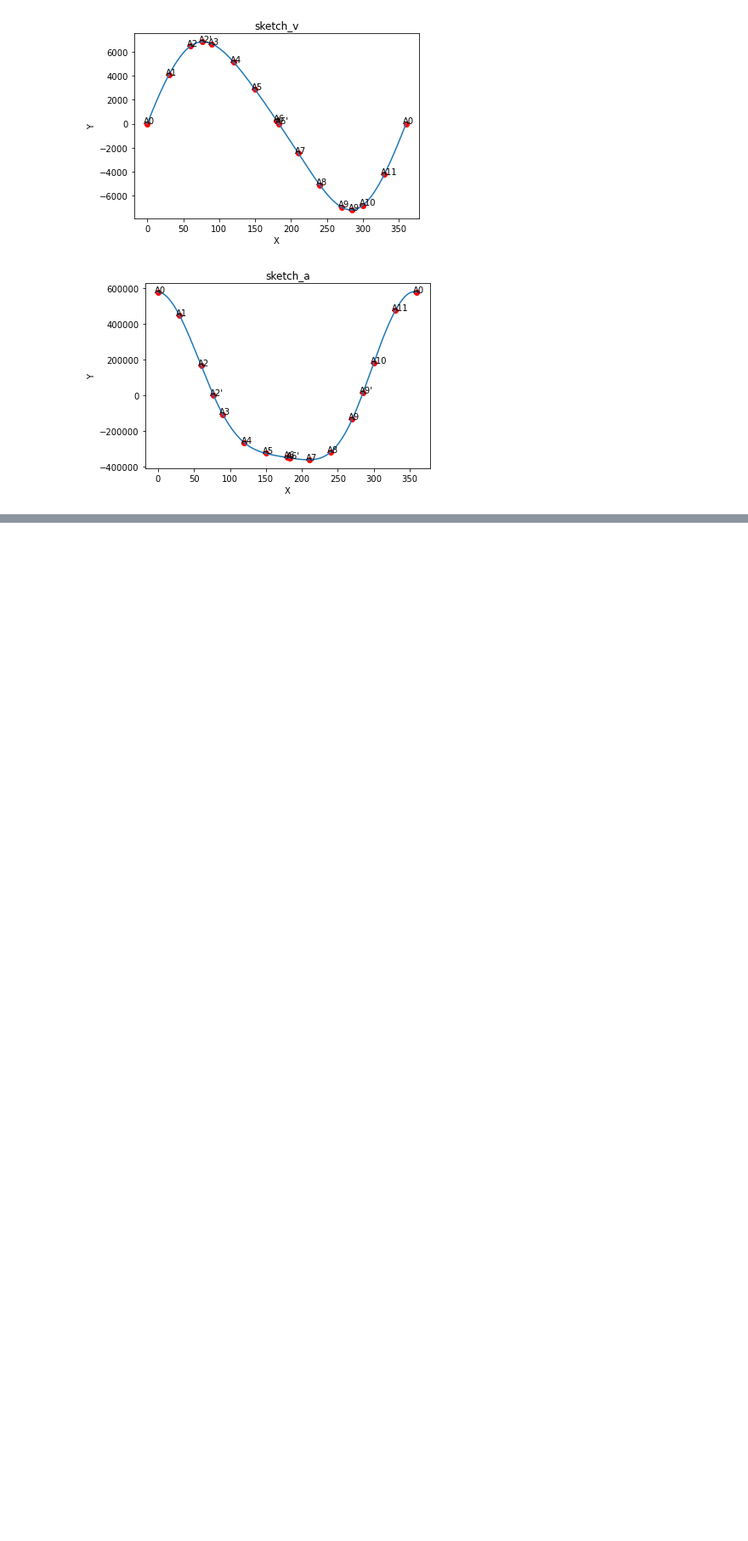
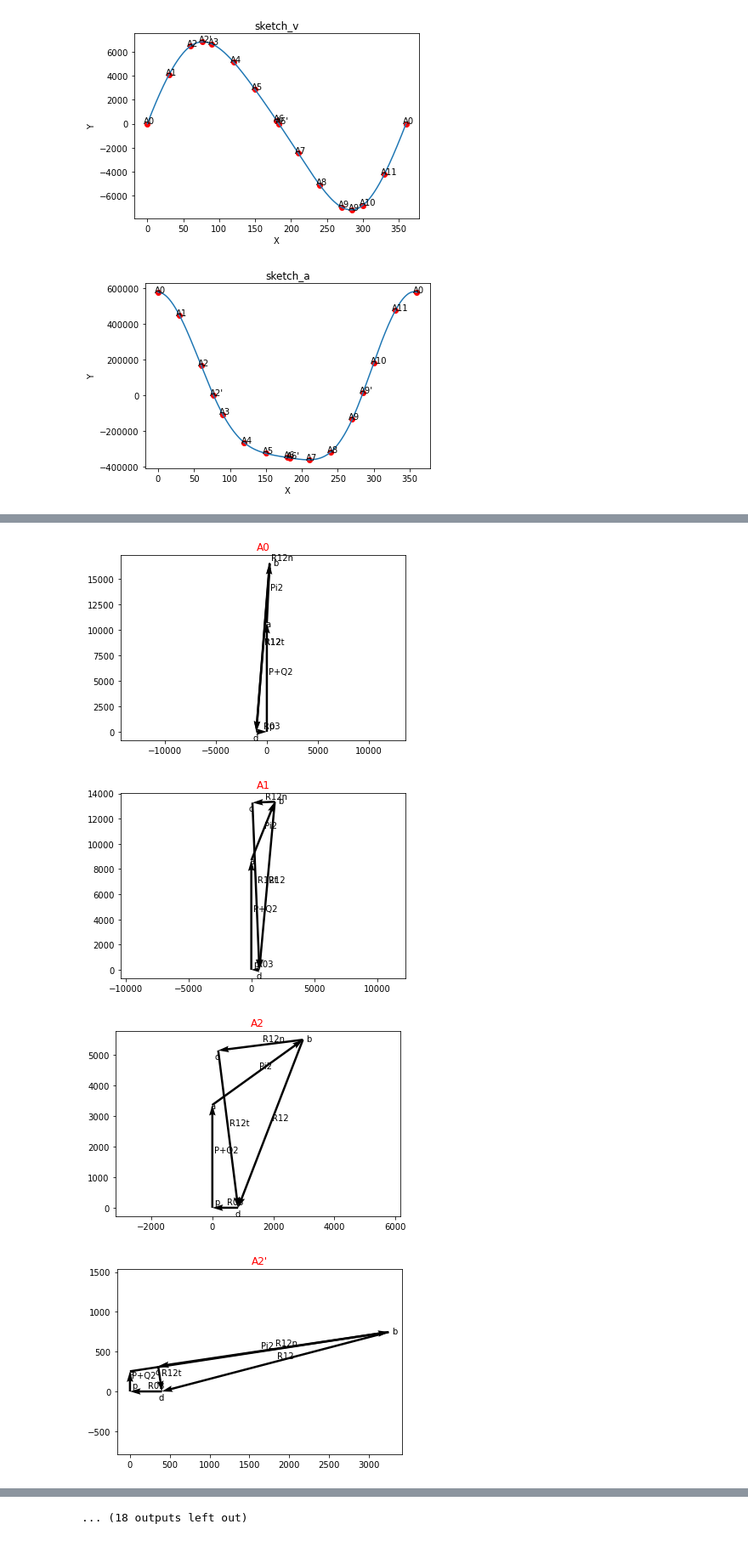
Before and after one commit to dzylikecode/SCUT_3_Principles-of-Mechanism, a Jupyter notebook: experiment/code/simple.ipynb, the cells around one changed output, grey strips where cells are left out. Shown at 85% size. Drawn from its saved outputs; the diff is of its cells as text; code cells hidden in the pictures; blank space fills up the shorter version.

```diff
--- a/experiment/code/simple.ipynb
+++ b/experiment/code/simple.ipynb
@@ -35,6 +35,10 @@ class Settings:
         ])
         self.pi = self.u_pi * self.pi
         self.g = 10
+
+        self.m1 = self.Q1 / self.g
+        self.m2 = self.Q2 / self.g
+        self.m3 = self.Q3 / self.g
 # %% [markdown]
 ### 求解机构的几何参数
 
@@ -199,6 +203,8 @@ class Position:
         self.A = complex(0, 0)
         self.B = complex(0, 0)
         self.AB = complex(0, 0)
+        self.C2 = complex(0, 0)
+        self.BC2 = complex(0, 0)
         self.l_OA = 0
         self.l_OB = 0
 
@@ -210,6 +216,8 @@ class Position:
         self.__calc_A()
         self.__calc_B()
         self.AB = self.B - self.A
+        self.__calc_C2()
+        self.BC2 = self.C2 - self.B
         self.__calc_theta_AB()
 
     def __calc_A(self):
@@ -221,6 +229,9 @@ class Position:
                                   (self.A.real - temp_B_x)**2)**0.5
         self.B = temp_B_x + temp_B_y * 1j
 
+    def __calc_C2(self):
+        self.C2 = self.A + self.AB * mech_settings.conefficient_l_AC2
+
     def __calc_theta_AB(self):
         self.theta_AB = cmath.polar(self.AB)[1]
 
@@ -430,0 +583,15 @@ graphic.draw_sketch_a(angle_list, B_acc_list, 'sketch_a')
+# %%
+f_list = []
+
+for i in range(0, len(mech_settings.pi)):
+    force = Force(acc_list[i%15], mech_settings.pi[i], test_for_my.name_list_1[i])
+    f_list.append(force)
+    force.draw()
+    # test
+    #print(abs(force.F_R12_n))
+    #print(force.F_R03)
+# %% [output]
+[figure, added]
+[figure, added]
+[figure, added]
+[figure, added]
@@ -430,0 +606 @@ graphic.draw_sketch_a(angle_list, B_acc_list, 'sketch_a')
+... (18 outputs left out)
```
Also changed, not shown: parts of 9 cells of this notebook, 8 other files.
